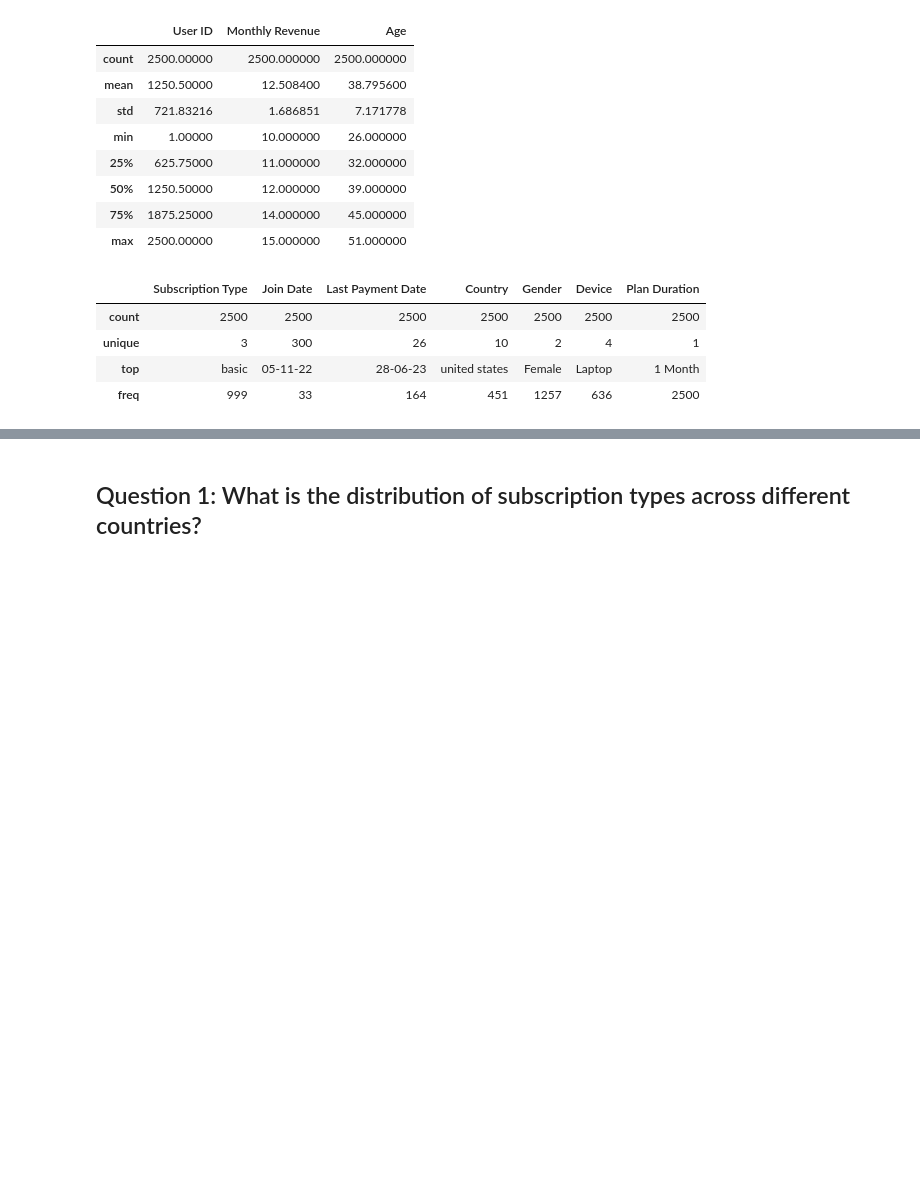
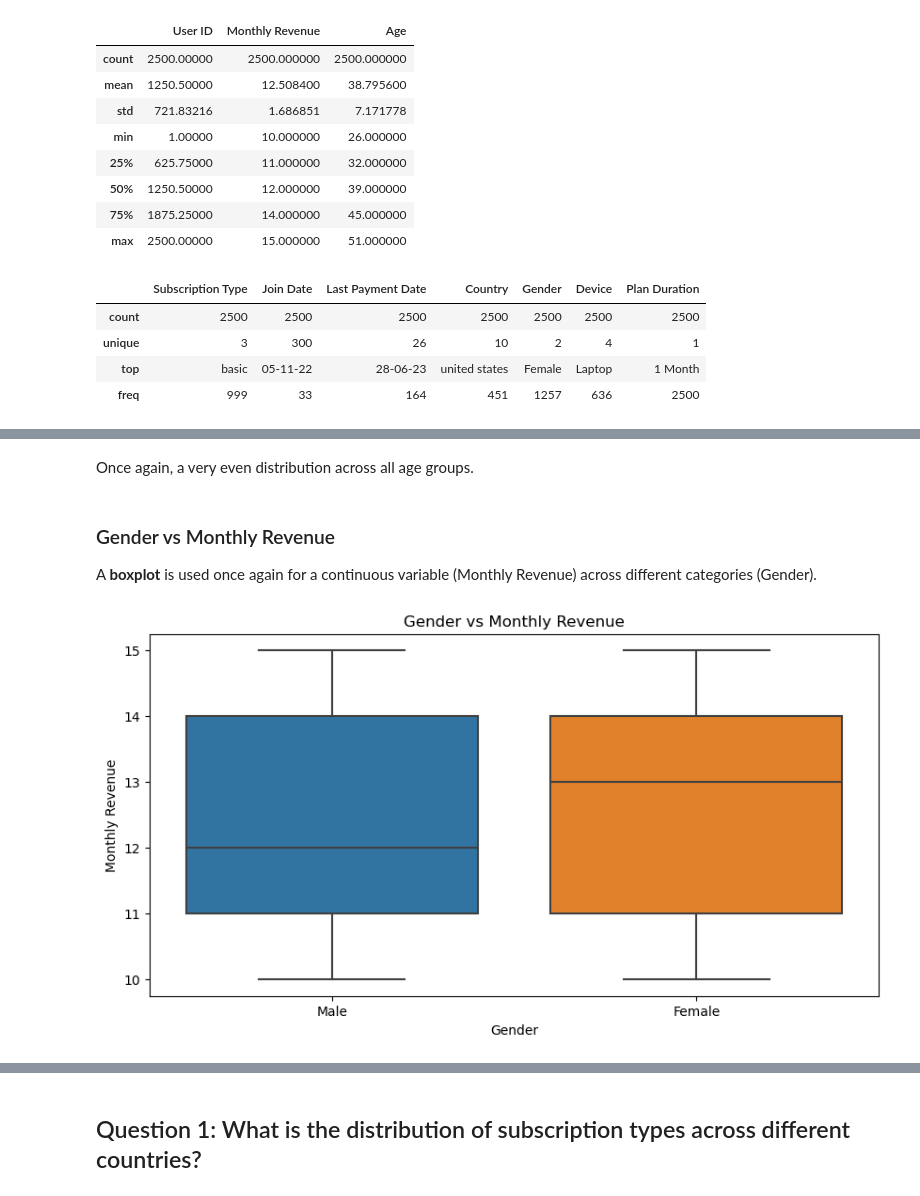
Before and after one commit to mcap114/CSMODEL-MCO, a Jupyter notebook: CSMODEL Group 8.ipynb, the cells around one changed output, grey strips where cells are left out. Saved outputs shown, nothing was run; the diff lists cells and outputs as text; code cells hidden in the pictures; blank space fills up the shorter version.

```diff
--- a/CSMODEL Group 8.ipynb
+++ b/CSMODEL Group 8.ipynb
@@ -218,0 +250,14 @@ userbase_df.describe(include=['O'])
+# %% [markdown]
+Once again, a very even distribution across all age groups.
+# %% [markdown]
+### Gender vs Monthly Revenue
+
+A __boxplot__ is used once again for a continuous variable (Monthly Revenue) across different categories (Gender).
+# %%
+# Gender vs Monthly Revenue
+plt.figure(figsize=(10, 5))
+sns.boxplot(x='Gender', y='Monthly Revenue', data=userbase_df)
+plt.title('Gender vs Monthly Revenue')
+plt.show()
+# %% [output]
+[figure, added]
```
Also changed, not shown: parts of 44 cells of this notebook, 1 other file.
